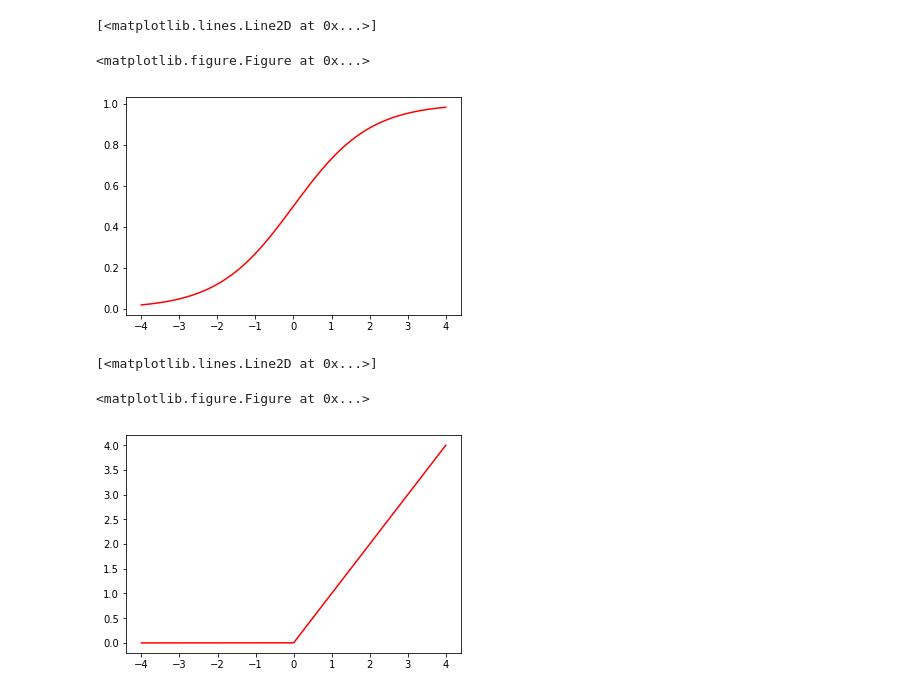
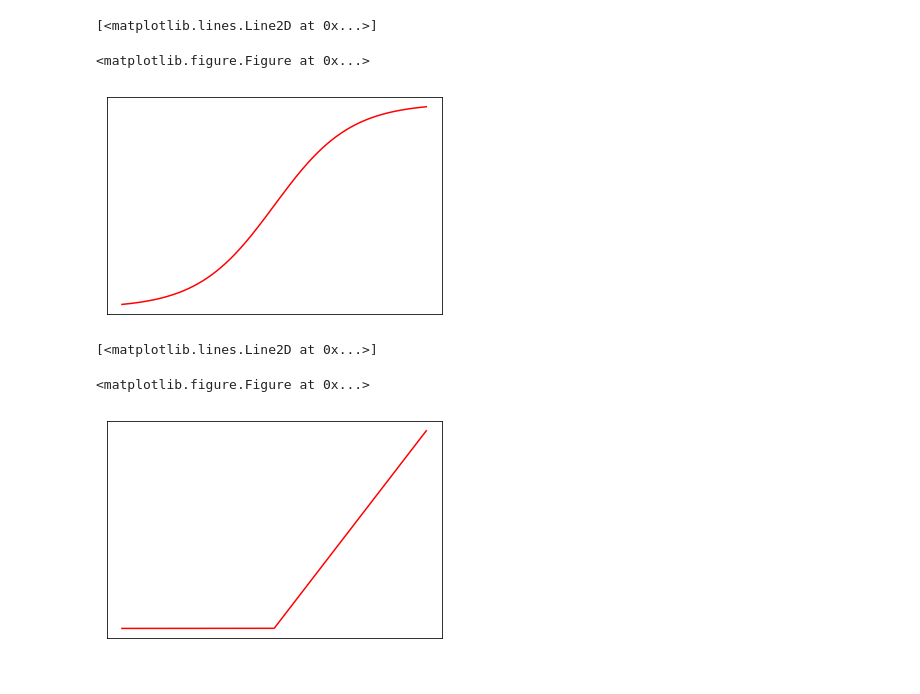
Before and after one commit to NicoliAraujo/nicoli-tcc, a Jupyter notebook: imagens/ativacoes_matplotlib.ipynb, the cells around one changed output. Cells and saved outputs as stored; diff of their text form; code cells hidden in the pictures.

```diff
--- a/imagens/ativacoes_matplotlib.ipynb
+++ b/imagens/ativacoes_matplotlib.ipynb
@@ -50,6 +70,16 @@ y_log = expit(x)
 
 fig, ax = plt.subplots()
 
+plt.tick_params(
+    axis='both',
+    which='both',      # both major and minor ticks are affected
+    bottom=False,      # ticks along the bottom edge are off
+    left=False,
+    right=False,
+    top=False,         # ticks along the top edge are off
+    labelbottom=False,
+    labelleft=False) # labels along the bottom edge are off
+
 ax.plot(x,y_log, color='red')
 
 #ax.grid()
@@ -58,24 +88,33 @@ plt.savefig('log.pdf')
 # %% [output]
 [<matplotlib.lines.Line2D at 0x...>]
 <matplotlib.figure.Figure at 0x...>
-[figure, old version]
+[figure, new version]
 # %%
 plt.clf()
 
 x = np.arange(-4.0, 4.0, 0.001)
 y_relu = np.maximum(x,0)
 
 fig, ax = plt.subplots()
 
+plt.tick_params(
+    axis='both',
+    which='both',      # both major and minor ticks are affected
+    bottom=False,      # ticks along the bottom edge are off
+    left=False,
+    right=False,
+    top=False,         # ticks along the top edge are off
+    labelbottom=False,
+    labelleft=False) # labels along the bottom edge are off
 ax.plot(x,y_relu, color='red')
 
 #ax.grid()
 
 plt.savefig('relu.pdf')
 # %% [output]
 [<matplotlib.lines.Line2D at 0x...>]
 <matplotlib.figure.Figure at 0x...>
-[figure, old version]
+[figure, new version]
 # %%
 def softmax_v2(w, t = 2.0):
     e = np.exp(np.array(w) / t)
```
Also changed, not shown: parts of 4 cells of this notebook, 28 other files.
